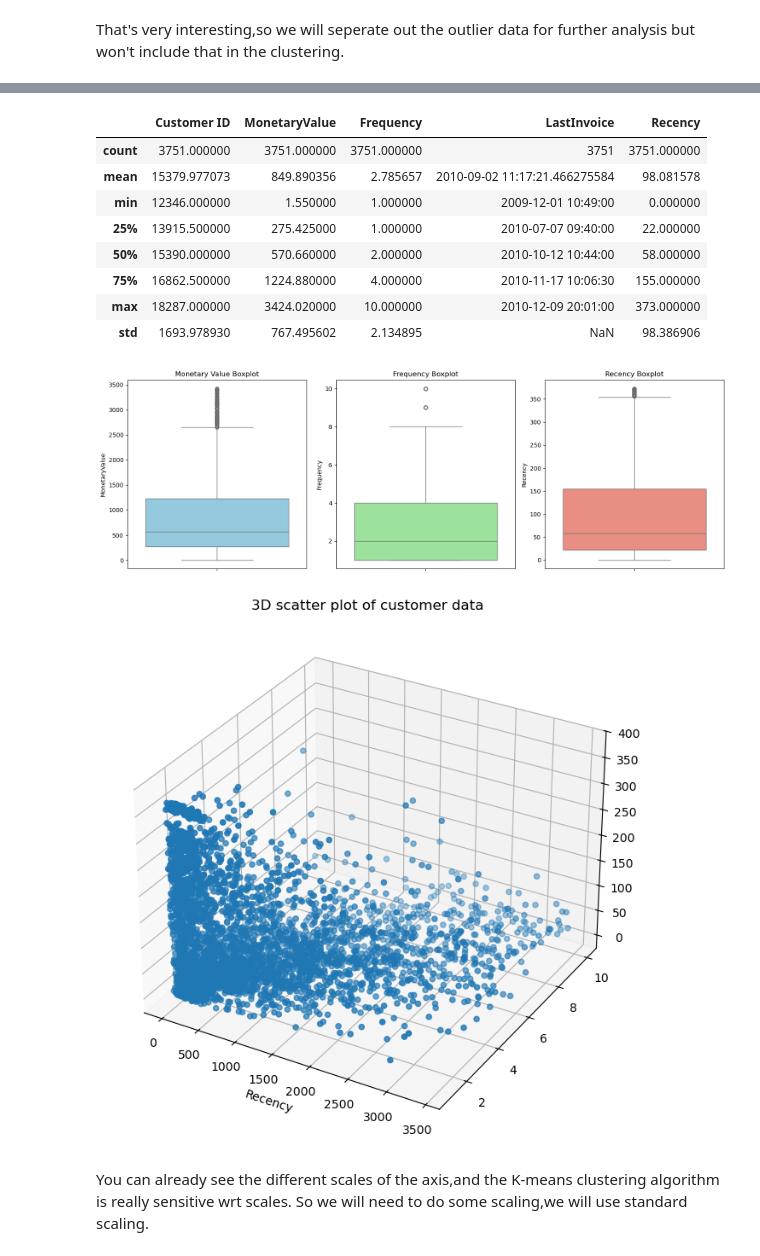
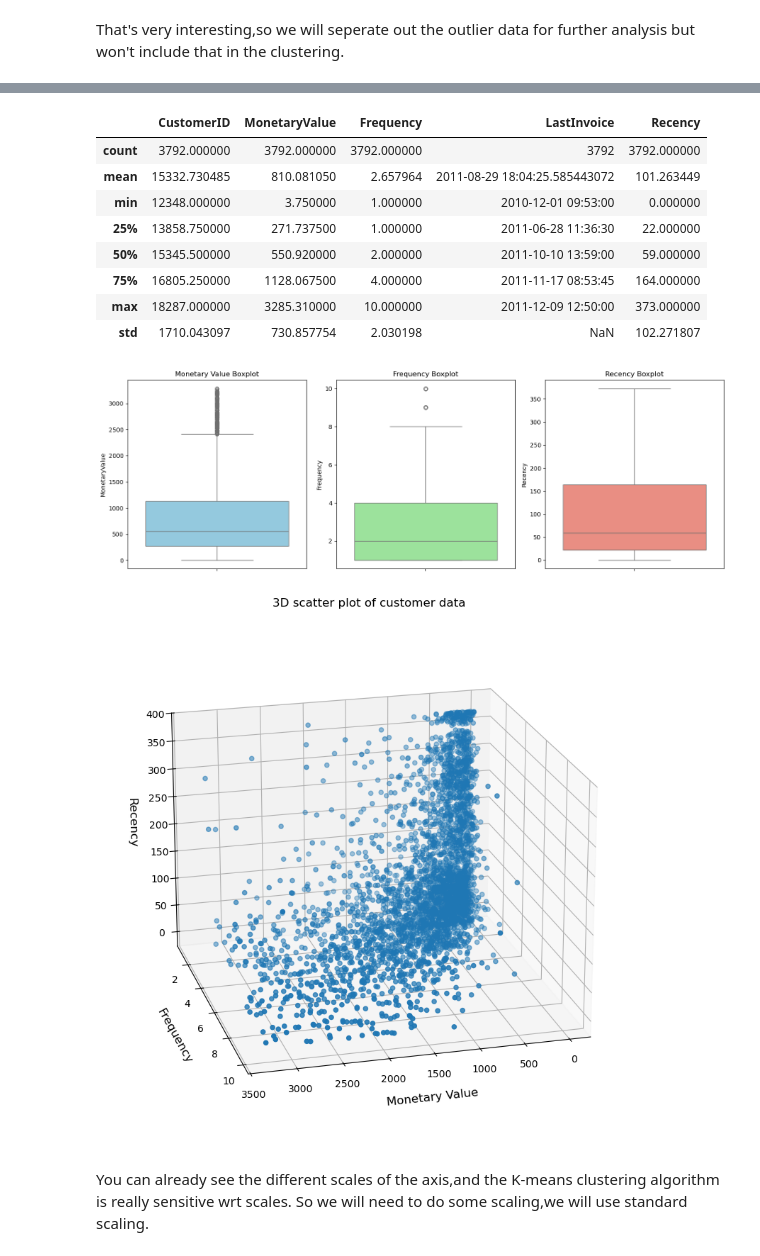
Before and after one commit to tatv047/online-retail-data-analysis, a Jupyter notebook: notebooks/customer-segmentation.ipynb, the cells around one changed output, grey strips where cells are left out. Saved outputs shown, nothing was run; the diff lists cells and outputs as text; code cells hidden in the pictures.

```diff
--- a/notebooks/customer-segmentation.ipynb
+++ b/notebooks/customer-segmentation.ipynb
@@ -306,0 +6,3 @@ See the caveats in the documentation: https://pandas.pydata.org/pandas-docs/stab
+# %%
+# loading the data
+cs_df = pd.read_csv('../data/cleaned_data/online_retail_df.csv')
@@ -306,0 +33,3 @@ See the caveats in the documentation: https://pandas.pydata.org/pandas-docs/stab
+# %%
+cs_df['SalesLineTotal'] = cs_df['Quantity']*cs_df['UnitPrice']
+cs_df
@@ -307,8 +50,8 @@ See the caveats in the documentation: https://pandas.pydata.org/pandas-docs/stab
 # %%
-aggregated_df = cleaned_df.groupby(by='Customer ID',as_index=False) \
+aggregated_df = cs_df.groupby(by='CustomerID',as_index=False) \
     .agg(
         MonetaryValue = ('SalesLineTotal','sum'),
-        Frequency = ('Invoice','nunique'),
+        Frequency = ('InvoiceNo','nunique'),
         LastInvoice = ('InvoiceDate','max')
     )
 
@@ -327,0 +79,3 @@ aggregated_df.head(10)
+# %%
+aggregated_df['LastInvoice'] = pd.to_datetime(aggregated_df['LastInvoice'])
+aggregated_df.dtypes
@@ -432,15 +192,15 @@ non_outliers_df = aggregated_df[(~aggregated_df.index.isin(monetary_outliers_df.
                                (~aggregated_df.index.isin(frequency_outliers_df.index))]
 non_outliers_df.describe()
 # %% [output]
-|  | Customer ID | MonetaryValue | Frequency | LastInvoice | Recency |
-| count | 3751.000000 | 3751.000000 | 3751.000000 | 3751 | 3751.000000 |
-| mean | 15379.977073 | 849.890356 | 2.785657 | 2010-09-02 11:17:21.466275584 | 98.081578 |
-| min | 12346.000000 | 1.550000 | 1.000000 | 2009-12-01 10:49:00 | 0.000000 |
-| 25% | 13915.500000 | 275.425000 | 1.000000 | 2010-07-07 09:40:00 | 22.000000 |
-| 50% | 15390.000000 | 570.660000 | 2.000000 | 2010-10-12 10:44:00 | 58.000000 |
-| 75% | 16862.500000 | 1224.880000 | 4.000000 | 2010-11-17 10:06:30 | 155.000000 |
-| max | 18287.000000 | 3424.020000 | 10.000000 | 2010-12-09 20:01:00 | 373.000000 |
-| std | 1693.978930 | 767.495602 | 2.134895 | NaN | 98.386906 |
+|  | CustomerID | MonetaryValue | Frequency | LastInvoice | Recency |
+| count | 3792.000000 | 3792.000000 | 3792.000000 | 3792 | 3792.000000 |
+| mean | 15332.730485 | 810.081050 | 2.657964 | 2011-08-29 18:04:25.585443072 | 101.263449 |
+| min | 12348.000000 | 3.750000 | 1.000000 | 2010-12-01 09:53:00 | 0.000000 |
+| 25% | 13858.750000 | 271.737500 | 1.000000 | 2011-06-28 11:36:30 | 22.000000 |
+| 50% | 15345.500000 | 550.920000 | 2.000000 | 2011-10-10 13:59:00 | 59.000000 |
+| 75% | 16805.250000 | 1128.067500 | 4.000000 | 2011-11-17 08:53:45 | 164.000000 |
+| max | 18287.000000 | 3285.310000 | 10.000000 | 2011-12-09 12:50:00 | 373.000000 |
+| std | 1710.043097 | 730.857754 | 2.030198 | NaN | 102.271807 |
 # %%
 plt.figure(figsize=(15,5))
 
@@ -459,26 +219,29 @@ plt.title('Recency Boxplot')
 plt.tight_layout()
 plt.show()
 # %% [output]
-[figure, old version]
+[figure, new version]
 # %%
 # 3-D plot
-fig = plt.figure(figsize=(8,8))
+fig = plt.figure(figsize=(10,8))
 
 ax = fig.add_subplot(projection= '3d')
 
 scatter = ax.scatter(non_outliers_df['MonetaryValue'],
                      non_outliers_df['Frequency'],
                      non_outliers_df['Recency']
                      )
 
-ax.set_xlabel('Monetary Value')
-ax.set_xlabel('Frequency')
-ax.set_xlabel('Recency')
+ax.set_xlabel('Monetary Value', fontsize=12, labelpad=10)
+ax.set_ylabel('Frequency', fontsize=12, labelpad=10)
+ax.set_zlabel('Recency', fontsize=12, labelpad=10)
 
 ax.set_title('3D scatter plot of customer data')
+
+ax.view_init(elev=20, azim=75)
+plt.tight_layout()
 plt.show()
 # %% [output]
-[figure, old version]
+[figure, new version]
 # %% [markdown]
 You can already see the different scales of the axis,and the K-means clustering algorithm is really sensitive wrt scales. So we will need to do some scaling,we will use standard scaling.
 # %%
```
Also changed, not shown: parts of 68 cells of this notebook, 6 other files.
